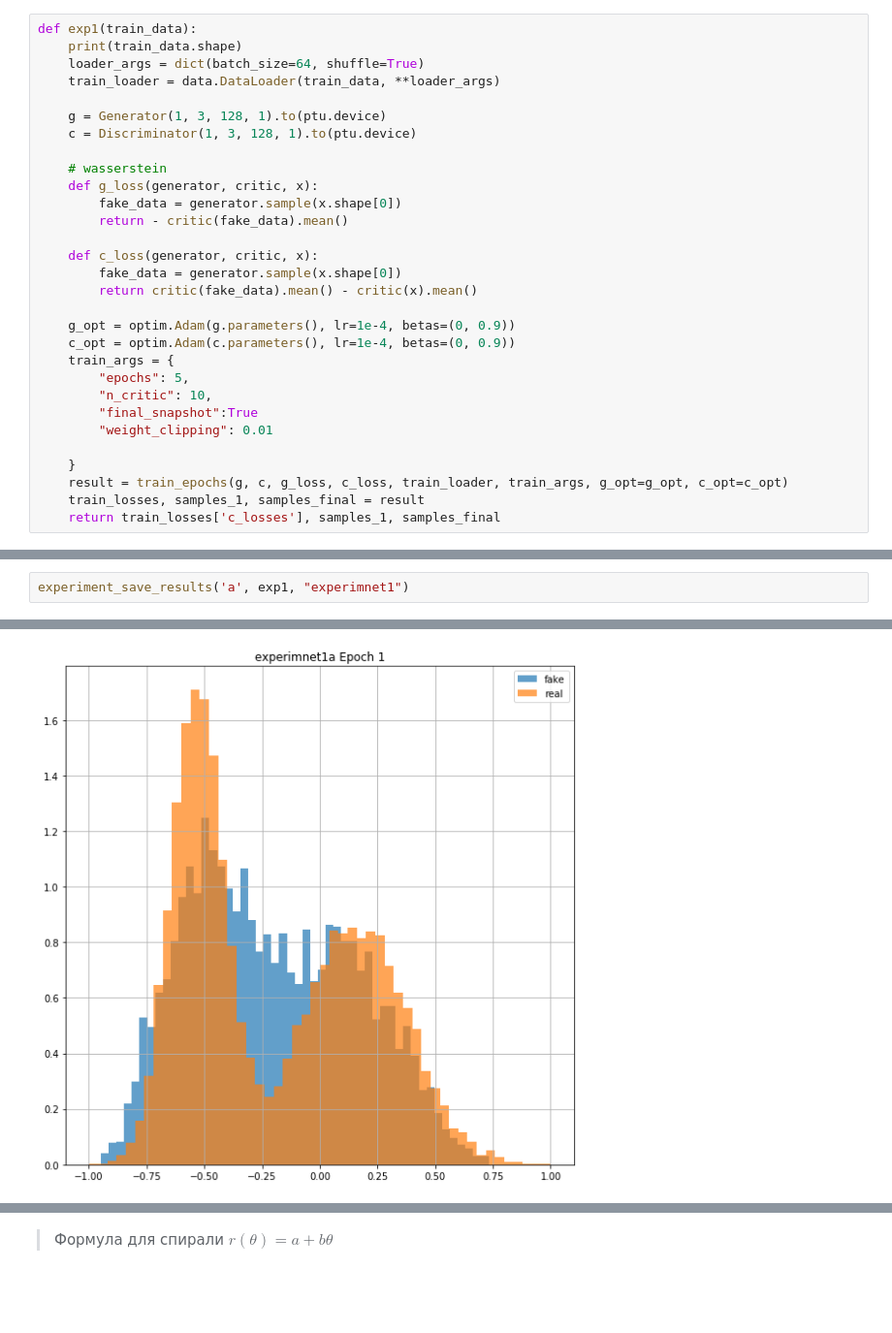
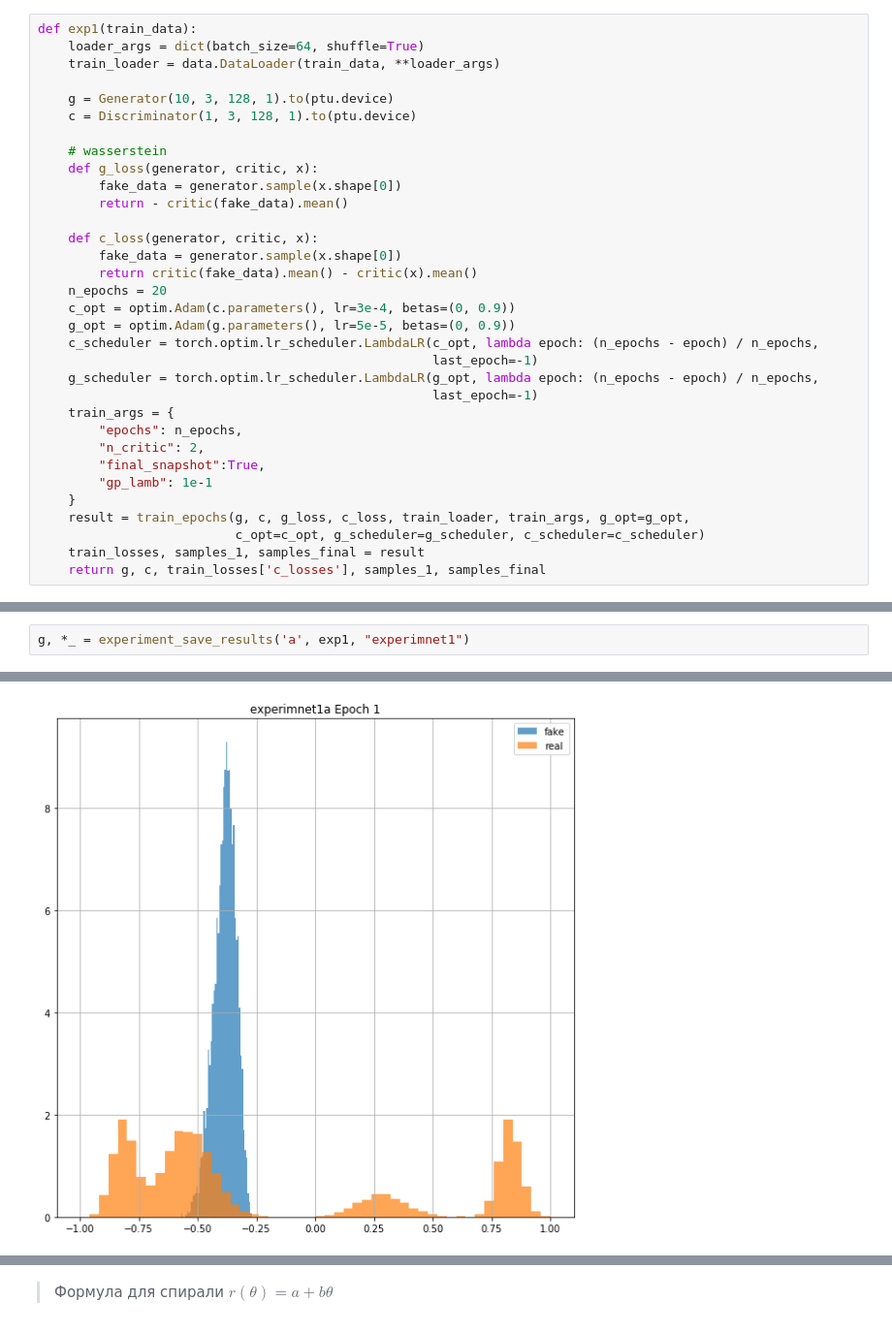
Before and after one commit to maximzubkov/opt-project, a Jupyter notebook: experiments.ipynb, the cells around one changed output, grey strips where cells are left out. Shown at 97% size. Saved outputs shown, nothing was run; the diff lists cells and outputs as text; blank space fills up the shorter version.

```diff
--- a/experiments.ipynb
+++ b/experiments.ipynb
@@ -19,10 +17,9 @@ ModuleNotFoundError: No module named 'tqdm'
 # %%
 def exp1(train_data):
-    print(train_data.shape)
     loader_args = dict(batch_size=64, shuffle=True)
     train_loader = data.DataLoader(train_data, **loader_args)
 
-    g = Generator(1, 3, 128, 1).to(ptu.device)
+    g = Generator(10, 3, 128, 1).to(ptu.device)
     c = Discriminator(1, 3, 128, 1).to(ptu.device)
 
     # wasserstein
@@ -33,19 +30,23 @@ def exp1(train_data):
     def c_loss(generator, critic, x):
         fake_data = generator.sample(x.shape[0])
         return critic(fake_data).mean() - critic(x).mean()
-
-    g_opt = optim.Adam(g.parameters(), lr=1e-4, betas=(0, 0.9))
-    c_opt = optim.Adam(c.parameters(), lr=1e-4, betas=(0, 0.9))
+    n_epochs = 20
+    c_opt = optim.Adam(c.parameters(), lr=3e-4, betas=(0, 0.9))
+    g_opt = optim.Adam(g.parameters(), lr=5e-5, betas=(0, 0.9))
+    c_scheduler = torch.optim.lr_scheduler.LambdaLR(c_opt, lambda epoch: (n_epochs - epoch) / n_epochs,
+                                                    last_epoch=-1)
+    g_scheduler = torch.optim.lr_scheduler.LambdaLR(g_opt, lambda epoch: (n_epochs - epoch) / n_epochs,
+                                                    last_epoch=-1)
     train_args = {
-        "epochs": 5,
-        "n_critic": 10,
-        "final_snapshot":True
-        "weight_clipping": 0.01
-
+        "epochs": n_epochs,
+        "n_critic": 2,
+        "final_snapshot":True,
+        "gp_lamb": 1e-1
     }
-    result = train_epochs(g, c, g_loss, c_loss, train_loader, train_args, g_opt=g_opt, c_opt=c_opt)
+    result = train_epochs(g, c, g_loss, c_loss, train_loader, train_args, g_opt=g_opt,
+                          c_opt=c_opt, g_scheduler=g_scheduler, c_scheduler=c_scheduler)
     train_losses, samples_1, samples_final = result
-    return train_losses['c_losses'], samples_1, samples_final
+    return g, c, train_losses['c_losses'], samples_1, samples_final
 # %%
 visualize_experiment_dataset(is_spiral=False)
 # %% [output]
@@ -53,3 +54,3 @@ visualize_experiment_dataset(is_spiral=False)
 # %%
-experiment_save_results('a', exp1, "experimnet1")
+g, *_ = experiment_save_results('a', exp1, "experimnet1")
 # %% [output]
@@ -57 +58 @@ experiment_save_results('a', exp1, "experimnet1")
-[figure, old version]
+[figure, new version]
```
Also changed, not shown: parts of 6 cells of this notebook, 10 other files.
